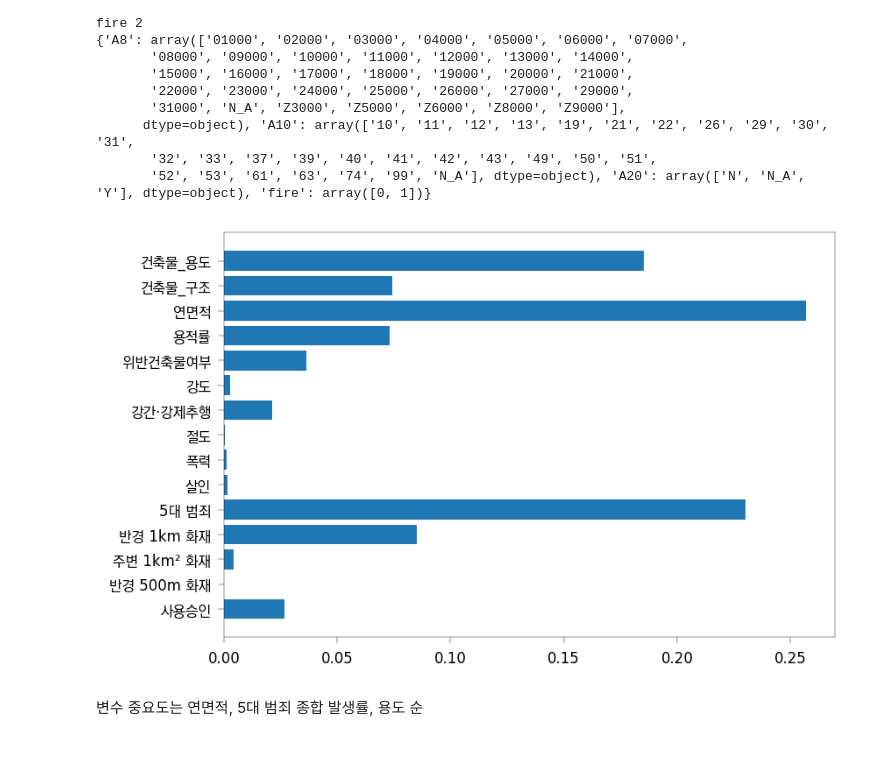
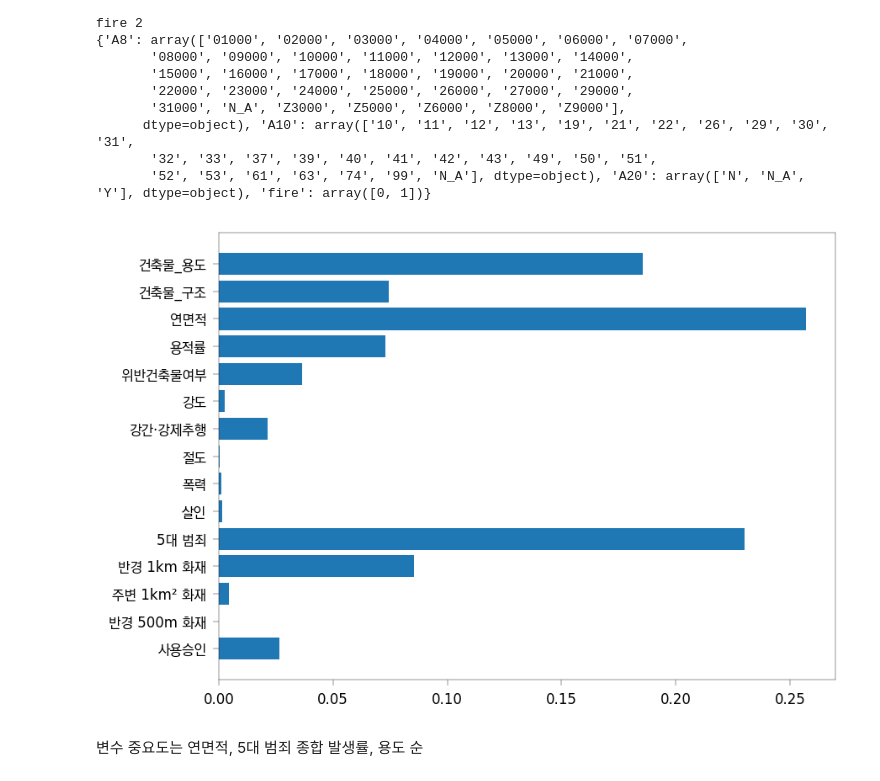
Before and after one commit to esnahn/pytorchgpu, a Jupyter notebook: visualize.ipynb, the cells around one changed output. Cells and saved outputs as stored; diff of their text form; code cells hidden in the pictures; blank space fills up the shorter version.

```diff
--- a/visualize.ipynb
+++ b/visualize.ipynb
@@ -227,10 +227,11 @@ for i in range(3):
 # %%
 plt.barh(labels, feature_importances_)
 plt.gca().invert_yaxis()
+plt.tight_layout()
 plt.savefig("output/feature_importances.svg")
 plt.savefig("output/feature_importances.png")
 # %% [output]
-[figure, old version]
+[figure, new version]
 # %% [markdown]
 변수 중요도는 연면적, 5대 범죄 종합 발생률, 용도 순
 # %%
```
Also changed, not shown: parts of 2 cells of this notebook, 1 other file.
